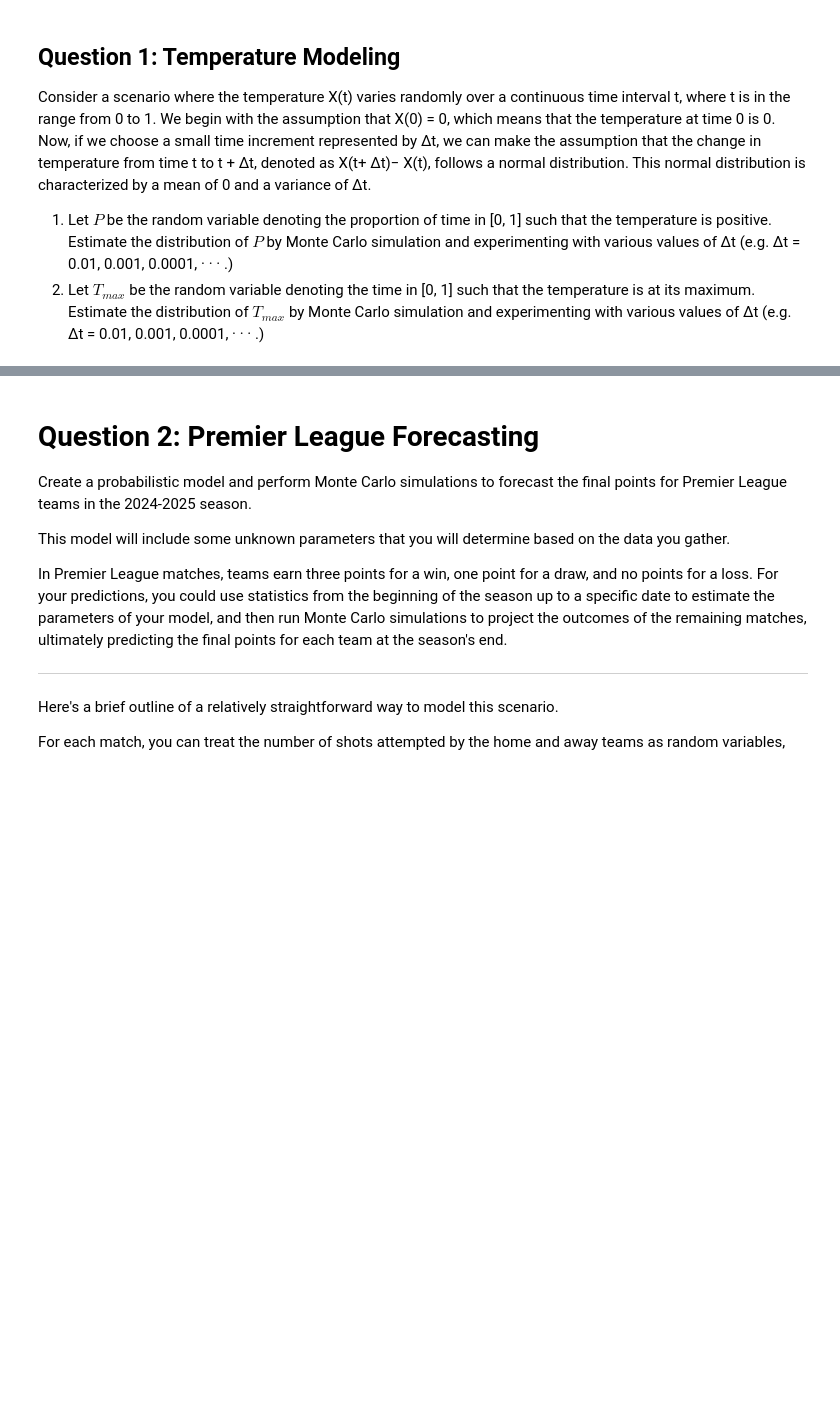
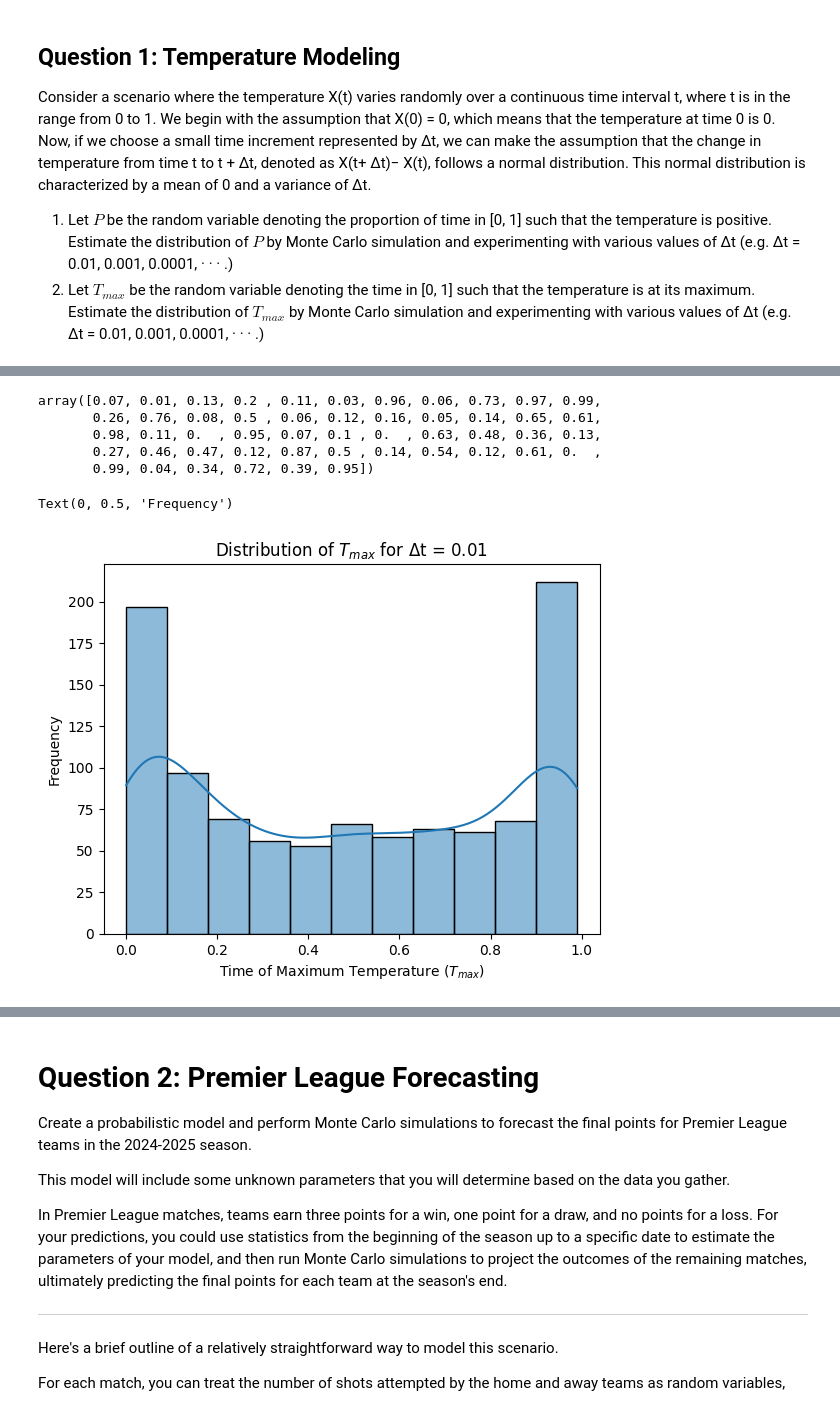
Before and after one commit to ZichengLiang/JLLA_Probablity, a Jupyter notebook: JLLA.ipynb, the cells around one changed output, grey strips where cells are left out. Drawn from its saved outputs; the diff is of its cells as text; code cells hidden in the pictures; blank space fills up the shorter version.

```diff
--- a/JLLA.ipynb
+++ b/JLLA.ipynb
@@ -24,0 +78,31 @@ Consider a scenario where the temperature X(t) varies randomly over a continuous
+# %%
+def get_max(arr):
+    max_val = max_ind = cur = 0
+    for i in range(arr.shape[0]):
+        cur += arr[i]
+        max_val = max(max_val, cur)
+        max_ind = i if max_val == cur else max_ind
+
+    return max_ind / arr.shape[0]
+
+def get_Tmax(deltaT, num_simulations=1000):
+    num_temp_changes = int(1 / deltaT)
+    temp_changes = np.random.normal(0, np.sqrt(deltaT), (num_simulations, num_temp_changes))
+    return np.array(list(map(get_max, temp_changes)))
+# %%
+max_Ts = get_Tmax(deltaT)
+max_Ts[:50]
+# %% [output]
+array([0.07, 0.01, 0.13, 0.2 , 0.11, 0.03, 0.96, 0.06, 0.73, 0.97, 0.99,
+       0.26, 0.76, 0.08, 0.5 , 0.06, 0.12, 0.16, 0.05, 0.14, 0.65, 0.61,
+       0.98, 0.11, 0.  , 0.95, 0.07, 0.1 , 0.  , 0.63, 0.48, 0.36, 0.13,
+       0.27, 0.46, 0.47, 0.12, 0.87, 0.5 , 0.14, 0.54, 0.12, 0.61, 0.  ,
+       0.99, 0.04, 0.34, 0.72, 0.39, 0.95])
+# %%
+sns.histplot(max_Ts, kde=True)
+plt.title(f'Distribution of $T_{{max}}$ for Δt = {deltaT}')
+plt.xlabel('Time of Maximum Temperature ($T_{max}$)')
+plt.ylabel('Frequency')
+# %% [output]
+Text(0, 0.5, 'Frequency')
+[figure, added]
```
Also changed, not shown: parts of 8 cells of this notebook.
